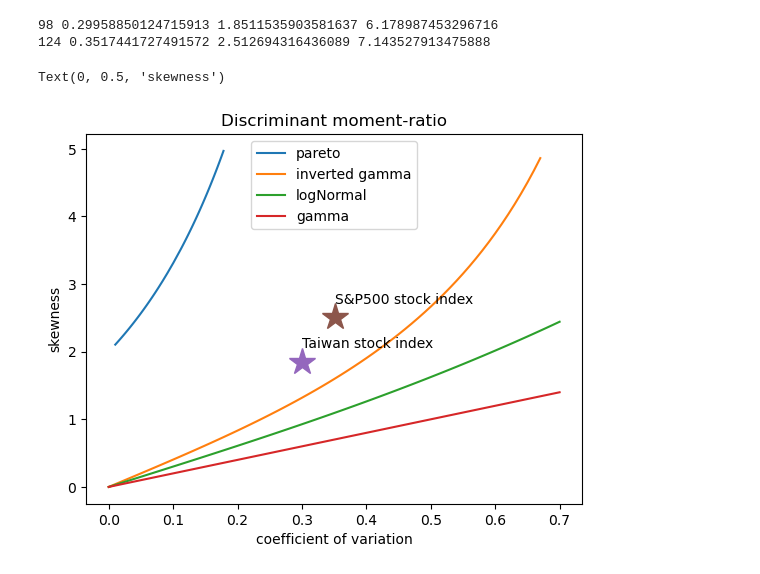
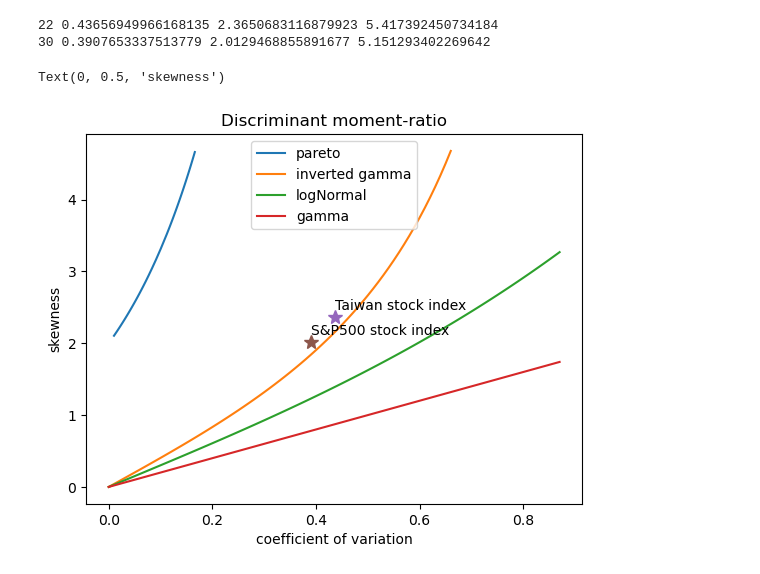
Before and after one commit to fumin/fumin.github.io, a Jupyter notebook: notes/statistics/taiex.ipynb, the cells around one changed output. Saved outputs shown, nothing was run; the diff lists cells and outputs as text; code cells hidden in the pictures.

```diff
--- a/notes/statistics/taiex.ipynb
+++ b/notes/statistics/taiex.ipynb
@@ -1,8 +1,13 @@
 # %%
+import sys
+
 import numpy as np
 import pandas
 import scipy
 import scipy.stats
+import statsmodels
+import statsmodels.tsa
+import statsmodels.tsa.stattools
 import matplotlib
 import matplotlib.pyplot as plt
 
@@ -101,8 +106,8 @@ def analyzeMS(analysis):
     df = pandas.read_csv(analysis.fpath, dtype={'price': np.float64})
     df = df.sort_values(by='date', ascending=True)
     df = df.iloc[::analysis.lag, :]
-    df["returns"] = np.log(df.price / df.price.shift(-1))
-    df.drop(df.tail(1).index,inplace=True)
+    df["returns"] = np.log(df.price / df.price.shift(1))
+    df.drop(df.head(1).index,inplace=True)
     df["absreturn"] = df.returns.apply(lambda x: np.abs(x))
 
     plotMS(analysis, df)
@@ -118,7 +123,7 @@ def analyze(analysis):
 def ms_taiex_gaussian():
     analysis = Analysis()
     analysis.name = "Gaussian with same σ as TAIEX"
-    analysis.lag = 20
+    analysis.lag = 50
 
     # Compute daily standard deviation
     df = pandas.read_csv("taiex.csv", dtype={'price': np.float64})
@@ -131,15 +136,23 @@ def ms_taiex_gaussian():
     # Simulate a normal distribution using the computed standard deviation.
     df = pandas.read_csv("taiex.csv", dtype={'price': np.float64})
     df = df.sort_values(by='date', ascending=True)
+    df["returns"] = np.random.normal(loc=0, scale=std, size=len(df))
+    for i in range(len(df)):
+        if i == 0:
+            continue
+        lastPrice = df.iloc[i-1].price
+        returnI = np.exp(df.iloc[i].returns)
+        df.iloc[i, df.columns.get_loc("price")] = lastPrice*returnI
+
     df = df.iloc[::analysis.lag, :]
-    mean *= analysis.lag
-    std *= np.sqrt(analysis.lag)
-    df["absreturn"] = np.abs(np.random.normal(loc=mean, scale=std, size=len(df)))
+    df["returns"] = np.log(df.price / df.price.shift(1))
+    df.drop(df.head(1).index,inplace=True)
+    df["absreturn"] = df.returns.apply(lambda x: np.abs(x))
     plotMS(analysis, df)
 
 
-for lag in [20]:
-    for tailCutoff in [0.005]:
+for lag in [50]:
+    for tailCutoff in [0.002]:
         analysis = Analysis()
         analysis.name = "Taiwan stock index"
         analysis.fpath = "taiex.csv"
@@ -149,7 +162,7 @@ for lag in [20]:
 
         analysis.name = "S&P500 stock index"
         analysis.fpath = "sp500.csv"
-        analysis.tailCutoff = 0.0025
+        analysis.tailCutoff = 0.0015
         analyze(analysis)
 ms_taiex_gaussian()
 # %% [output]
@@ -369,47 +383,48 @@ def analyzeMomentRatio(analysis):
     df.drop(df.tail(1).index,inplace=True)
 
     df["absreturn"] = df.returns.apply(lambda x: np.abs(x))
+    df = df[df.returns < 0]
     df = df[(df.absreturn > analysis.lag*analysis.tailCutoff)]
 
     analysis.n = len(df)
     analysis.cv = np.std(df.absreturn) / np.mean(df.absreturn)
     analysis.skew = scipy.stats.skew(df.absreturn)
 
     print(analysis.n, analysis.cv, analysis.skew, analysis.skew/analysis.cv)
 
 
 ans = []
 
 analysis = Analysis()
 analysis.name = "Taiwan stock index"
 analysis.fpath = "taiex.csv"
-analysis.lag = 10
-analysis.tailCutoff = 0.01
+analysis.lag = 50
+analysis.tailCutoff = 0.003
 analyzeMomentRatio(analysis)
 ans.append(analysis)
 
 analysis = Analysis()
 analysis.name = "S&P500 stock index"
 analysis.fpath = "sp500.csv"
-analysis.lag = 10
-analysis.tailCutoff = 0.005
+analysis.lag = 50
+analysis.tailCutoff = 0.0015
 analyzeMomentRatio(analysis)
 ans.append(analysis)
 
 fig, ax = plt.subplots(1, 1)
 plotMomentRatio(ax, np.max([a.cv for a in ans]), np.max([a.skew for a in ans]))
 for analysis in ans:
-    ax.plot(analysis.cv, analysis.skew, "*", markersize=20)
-    ax.text(analysis.cv, analysis.skew+0.2, analysis.name)
+    ax.plot(analysis.cv, analysis.skew, "*", markersize=10)
+    ax.text(analysis.cv, analysis.skew+0.1, analysis.name)
 ax.legend(loc="upper center")
 ax.set_title("Discriminant moment-ratio")
 ax.set_xlabel("coefficient of variation")
 ax.set_ylabel("skewness")
 # %% [output]
-98 0.29958850124715913 1.8511535903581637 6.178987453296716
-124 0.3517441727491572 2.512694316436089 7.143527913475888
+22 0.43656949966168135 2.3650683116879923 5.417392450734184
+30 0.3907653337513779 2.0129468855891677 5.151293402269642
 Text(0, 0.5, 'skewness')
-[figure, old version]
+[figure, new version]
 # %%
 def analyzeME(analysis):
     df = pandas.read_csv(analysis.fpath, dtype={'price': np.float64})
```
Also changed, not shown: parts of 5 cells of this notebook, 20 other files.
